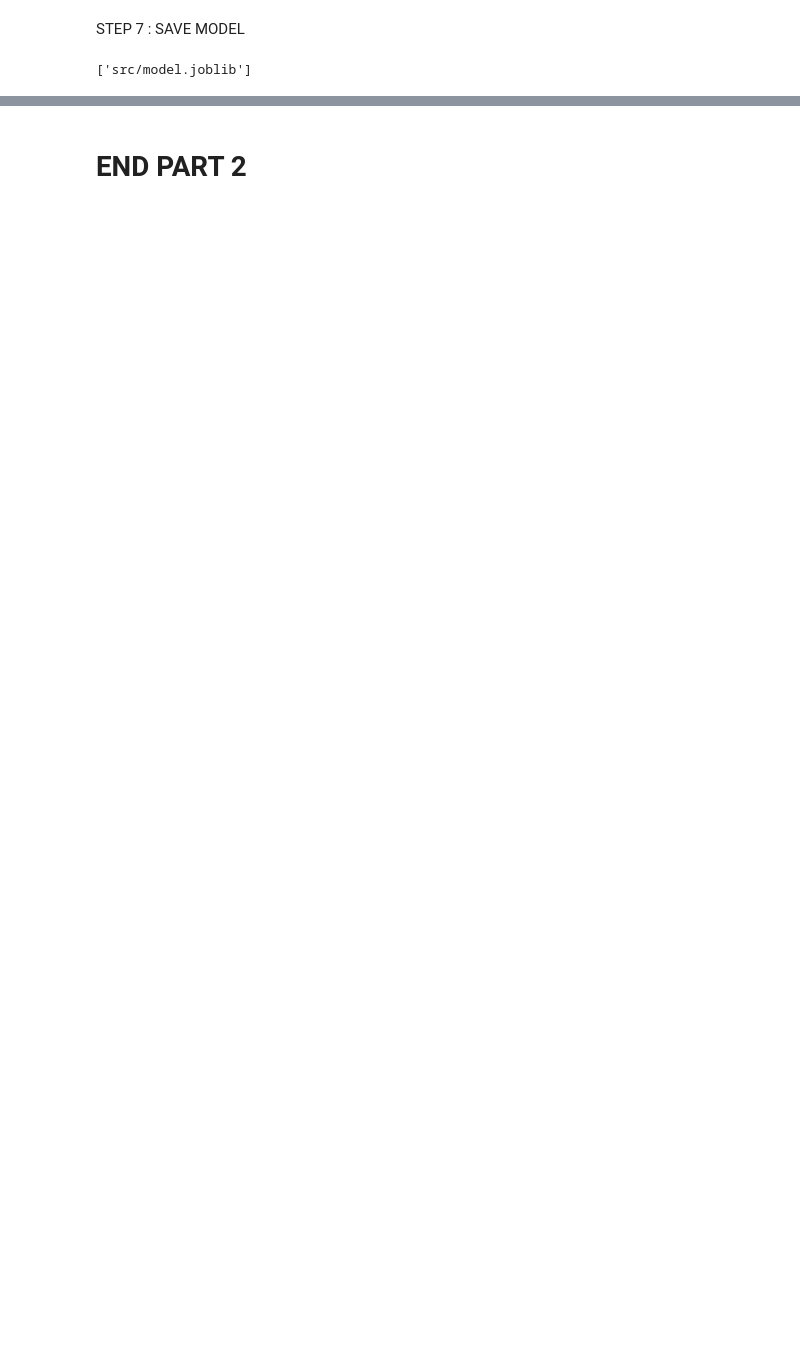
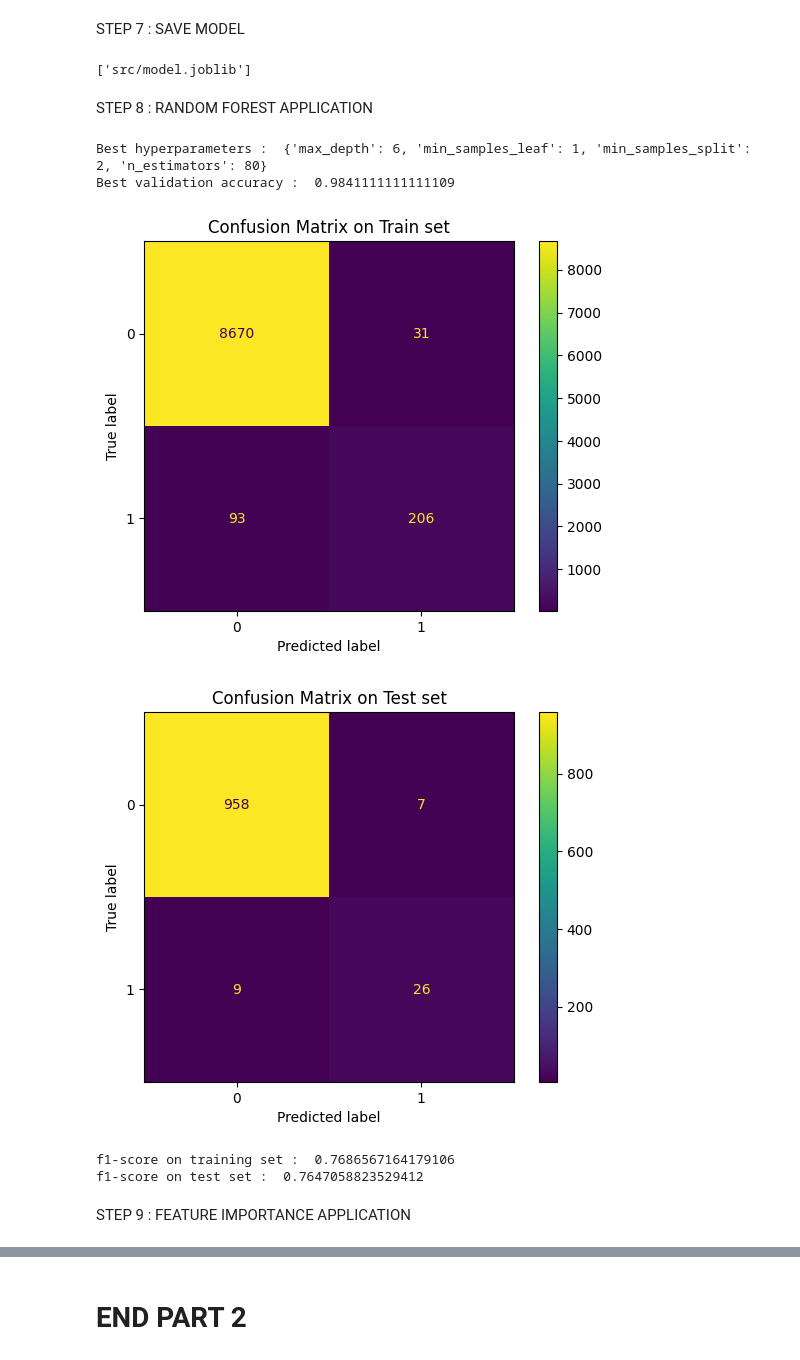
Before and after one commit to linda-kinn/Block_3_Convertion_Rate_Challenge, a Jupyter notebook: PART_2_Conversion_F1_score.ipynb, the cells around one changed output, grey strips where cells are left out. Saved outputs shown, nothing was run; the diff lists cells and outputs as text; code cells hidden in the pictures; blank space fills up the shorter version.

```diff
--- a/PART_2_Conversion_F1_score.ipynb
+++ b/PART_2_Conversion_F1_score.ipynb
@@ -182,3 +187,23 @@ STEP 7 : SAVE MODEL
 joblib.dump(gridsearch.best_estimator_, "src/model.joblib", compress=3)
 # %% [output]
 ['src/model.joblib']
+# %% [markdown]
+STEP 8 : RANDOM FOREST APPLICATION
+# %%
+# Perform grid search
+classifier = RandomForestClassifier()
+
+# Grid of values to be tested
+params = {
+    'max_depth': [2, 4, 6, 8, 10],
+    'min_samples_leaf': [1, 2, 5],
+    'min_samples_split': [2, 4, 8],
+    'n_estimators': [10, 20, 40, 60, 80, 100]
+}
+gridsearch = GridSearchCV(classifier, param_grid = params, cv = 3) # cv : the number of folds to be used for CV
+gridsearch.fit(X_train, y_train)
+print("Best hyperparameters : ", gridsearch.best_params_)
+print("Best validation accuracy : ", gridsearch.best_score_)
+# %% [output]
+Best hyperparameters :  {'max_depth': 6, 'min_samples_leaf': 1, 'min_samples_split': 2, 'n_estimators': 80}
+Best validation accuracy :  0.9841111111111109
@@ -184,0 +222,22 @@ joblib.dump(gridsearch.best_estimator_, "src/model.joblib", compress=3)
+# %%
+# Visualize confusion matrices
+_ , ax = plt.subplots()
+ax.set(title="Confusion Matrix on Train set")
+ConfusionMatrixDisplay.from_estimator(gridsearch, X_train, y_train, ax=ax)
+plt.show()
+
+_ , ax = plt.subplots()
+ax.set(title="Confusion Matrix on Test set")
+ConfusionMatrixDisplay.from_estimator(gridsearch, X_test, y_test, ax=ax)
+plt.show()
+# %% [output]
+[figure, added]
+[figure, added]
+# %%
+print("f1-score on training set : ", f1_score(y_train, y_train_pred))
+print("f1-score on test set : ", f1_score(y_test, y_test_pred))
+# %% [output]
+f1-score on training set :  0.7686567164179106
+f1-score on test set :  0.7647058823529412
+# %% [markdown]
+STEP 9 : FEATURE IMPORTANCE APPLICATION
```
Also changed, not shown: parts of 11 cells of this notebook, 3 other files.
